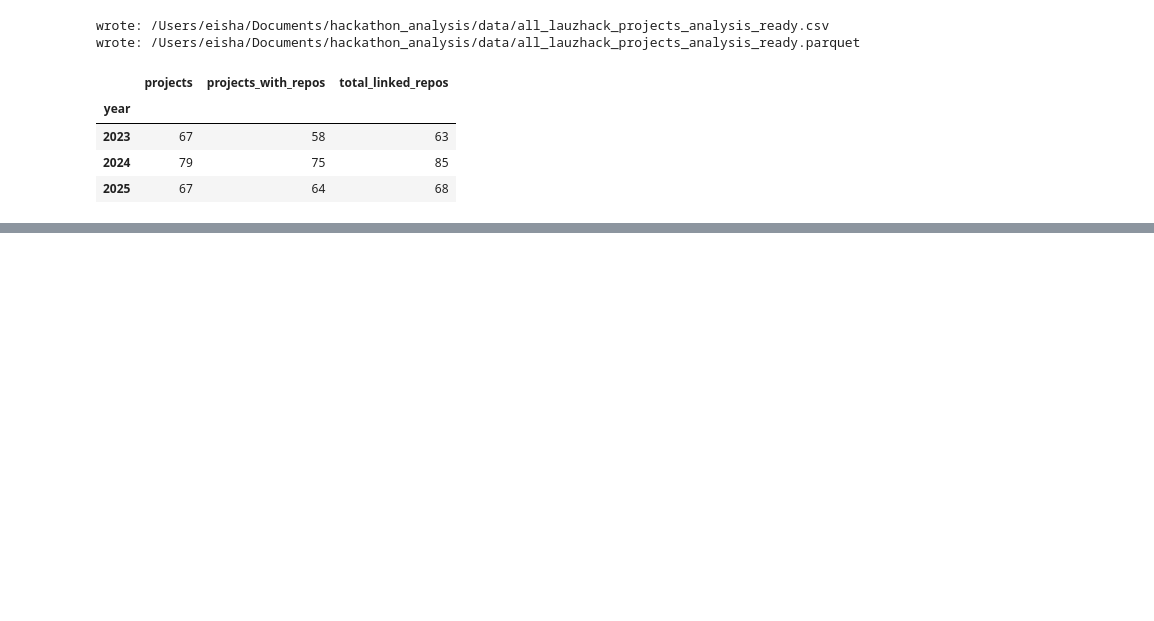
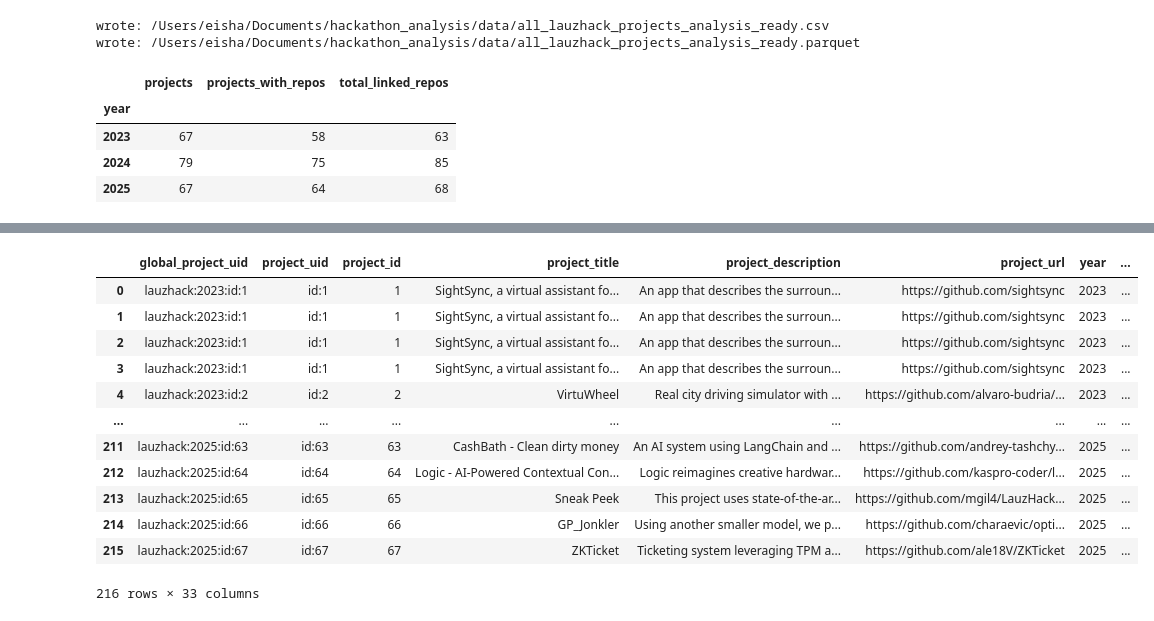
Before and after one commit to sdsc-ordes/open-pulse-hackalysis, a Jupyter notebook: notebooks/notebook.ipynb, the cells around one changed output, grey strips where cells are left out. Cells and saved outputs as stored; diff of their text form; code cells hidden in the pictures; blank space fills up the shorter version.

```diff
--- a/notebooks/notebook.ipynb
+++ b/notebooks/notebook.ipynb
@@ -146,0 +551,16 @@ projects_analysis_ready.groupby('year').agg(
+# %%
+repo_analysis_scored
+# %% [output]
+|  | global_project_uid | project_uid | project_id | project_title | project_description | project_url | year | ... |
+| 0 | lauzhack:2023:id:1 | id:1 | 1 | SightSync, a virtual assistant fo... | An app that describes the surroun... | https://github.com/sightsync | 2023 | ... |
+| 1 | lauzhack:2023:id:1 | id:1 | 1 | SightSync, a virtual assistant fo... | An app that describes the surroun... | https://github.com/sightsync | 2023 | ... |
+| 2 | lauzhack:2023:id:1 | id:1 | 1 | SightSync, a virtual assistant fo... | An app that describes the surroun... | https://github.com/sightsync | 2023 | ... |
+| 3 | lauzhack:2023:id:1 | id:1 | 1 | SightSync, a virtual assistant fo... | An app that describes the surroun... | https://github.com/sightsync | 2023 | ... |
+| 4 | lauzhack:2023:id:2 | id:2 | 2 | VirtuWheel | Real city driving simulator with ... | https://github.com/alvaro-budria/... | 2023 | ... |
+| ... | ... | ... | ... | ... | ... | ... | ... | ... |
+| 211 | lauzhack:2025:id:63 | id:63 | 63 | CashBath - Clean dirty money | An AI system using LangChain and ... | https://github.com/andrey-tashchy... | 2025 | ... |
+| 212 | lauzhack:2025:id:64 | id:64 | 64 | Logic - AI-Powered Contextual Con... | Logic reimagines creative hardwar... | https://github.com/kaspro-coder/l... | 2025 | ... |
+| 213 | lauzhack:2025:id:65 | id:65 | 65 | Sneak Peek | This project uses state-of-the-ar... | https://github.com/mgil4/LauzHack... | 2025 | ... |
+| 214 | lauzhack:2025:id:66 | id:66 | 66 | GP_Jonkler | Using another smaller model, we p... | https://github.com/charaevic/opti... | 2025 | ... |
+| 215 | lauzhack:2025:id:67 | id:67 | 67 | ZKTicket | Ticketing system leveraging TPM a... | https://github.com/ale18V/ZKTicket | 2025 | ... |
+216 rows × 33 columns
```
Also changed, not shown: parts of 21 cells of this notebook.
